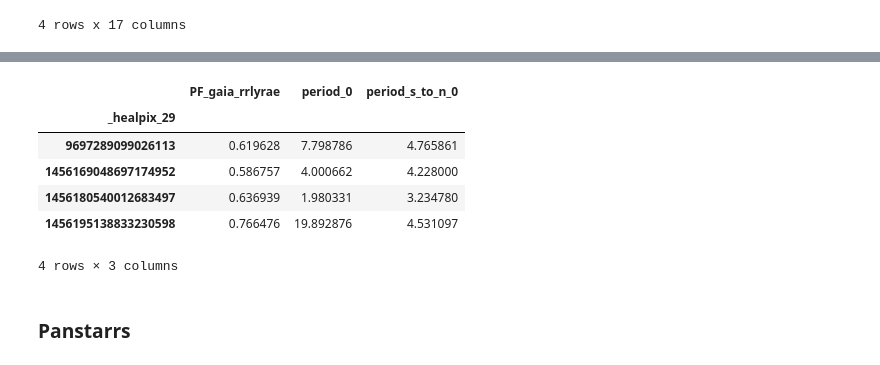
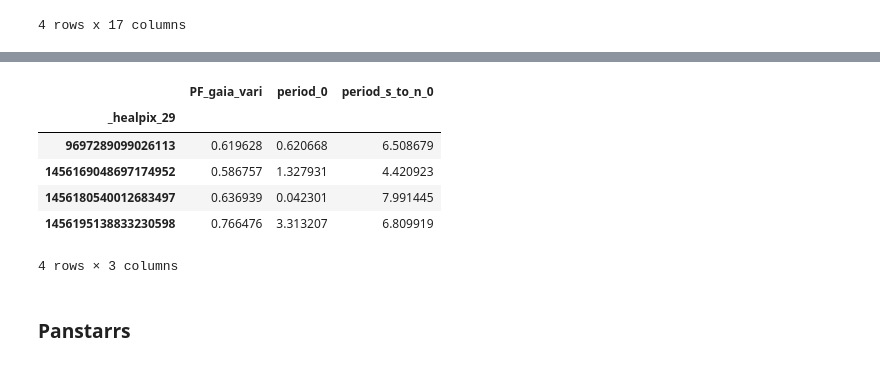
Before and after one commit to lsst-sitcom/linccf, a Jupyter notebook: internal/march_sprint/5.other_periodic_to_rubin/period_comparison.ipynb, the cells around one changed output, grey strips where cells are left out. Cells and saved outputs as stored; diff of their text form; code cells hidden in the pictures.

```diff
--- a/internal/march_sprint/5.other_periodic_to_rubin/period_comparison.ipynb
+++ b/internal/march_sprint/5.other_periodic_to_rubin/period_comparison.ipynb
@@ -169,0 +200,17 @@ vari_ndf
+# %%
+import matplotlib.pyplot as plt
+pd.set_option("display.max_rows", 100)
+
+obj = vari_ndf.loc[1456180540012683497]
+
+ztf_lc = obj["ztf_lc_dia_object_lc_x_ztf_dr22"]
+comcam_lc = obj["diaSource_dia_object_lc_x_ztf_dr22"].query("band == 'r'")
+print(len(comcam_lc))
+#Filter bad photometry
+flags = [col for col in comcam_lc.columns if "flag" in col]
+comcam_lc = comcam_lc[comcam_lc[flags].sum(axis=1) == 0] # had >
+
+plt.plot(ztf_lc["hmjd_ztf"], ztf_lc["mag_ztf"], '.', label="ztf")
+plt.plot(comcam_lc["midpointMjdTai"], comcam_lc["scienceMag"],'.', label="comcam")
+plt.legend()
+#plt.plot(ztf_lc[""])
@@ -176,48 +260,50 @@ import numpy as np
 extractor = licu.Extractor(
     licu.Periodogram(
         peaks=1,
-        #nyquist=0.5, # this seems to hang the run
-        max_freq_factor=30, # Currently 1.0 for fast runs, will raise for more interesting graphs later
+        nyquist=0.5, # this seems to hang the run
+        max_freq_factor=20, # Currently 1.0 for fast runs, will raise for more interesting graphs later
         fast=False,
     ),  # Would give two features: peak period and signa-to-noise ratio of the peak
 )
 
 
 # light-curve requires all arrays to be the same dtype.
 # It also requires the time array to be ordered and to have no duplicates.
 def extract_features(mjd, mag, **kwargs):
     # We offset date, so we still would have <1 second precision
     t = np.asarray(mjd - 60000, dtype=np.float32)
 
     # Filter any infinite mags (fluxes here)
     t = t[np.isfinite(mag)]
     mag = mag[np.isfinite(mag)]
 
     _, sort_index = np.unique(t, return_index=True)
     features = extractor(
         t[sort_index],
         mag[sort_index],
         **kwargs,
     )
     # Return the features as a dictionary
     return dict(zip(extractor.names, features))
 
 
-features = rrlyr_ndf.reduce(
+features = vari_ndf.reduce(
     extract_features,
     "ztf_lc_dia_object_lc_x_ztf_dr22.hmjd_ztf",
     "ztf_lc_dia_object_lc_x_ztf_dr22.mag_ztf",
     #meta={name: np.float32 for name in extractor.names},
 )
 
-rrlyr_ndf.join(features)[["PF_gaia_rrlyrae","period_0", "period_s_to_n_0"]]
+
+vari_features_ztf = vari_ndf.join(features)[["PF_gaia_vari","period_0", "period_s_to_n_0"]]
+vari_features_ztf
 # %% [output]
-|  | PF_gaia_rrlyrae | period_0 | period_s_to_n_0 |
+|  | PF_gaia_vari | period_0 | period_s_to_n_0 |
 | _healpix_29 |  |  |  |
-| 9697289099026113 | 0.619628 | 7.798786 | 4.765861 |
-| 1456169048697174952 | 0.586757 | 4.000662 | 4.228000 |
-| 1456180540012683497 | 0.636939 | 1.980331 | 3.234780 |
-| 1456195138833230598 | 0.766476 | 19.892876 | 4.531097 |
+| 9697289099026113 | 0.619628 | 0.620668 | 6.508679 |
+| 1456169048697174952 | 0.586757 | 1.327931 | 4.420923 |
+| 1456180540012683497 | 0.636939 | 0.042301 | 7.991445 |
+| 1456195138833230598 | 0.766476 | 3.313207 | 6.809919 |
 4 rows × 3 columns
 # %% [markdown]
 ### Panstarrs
```
Also changed, not shown: parts of 25 cells of this notebook.
